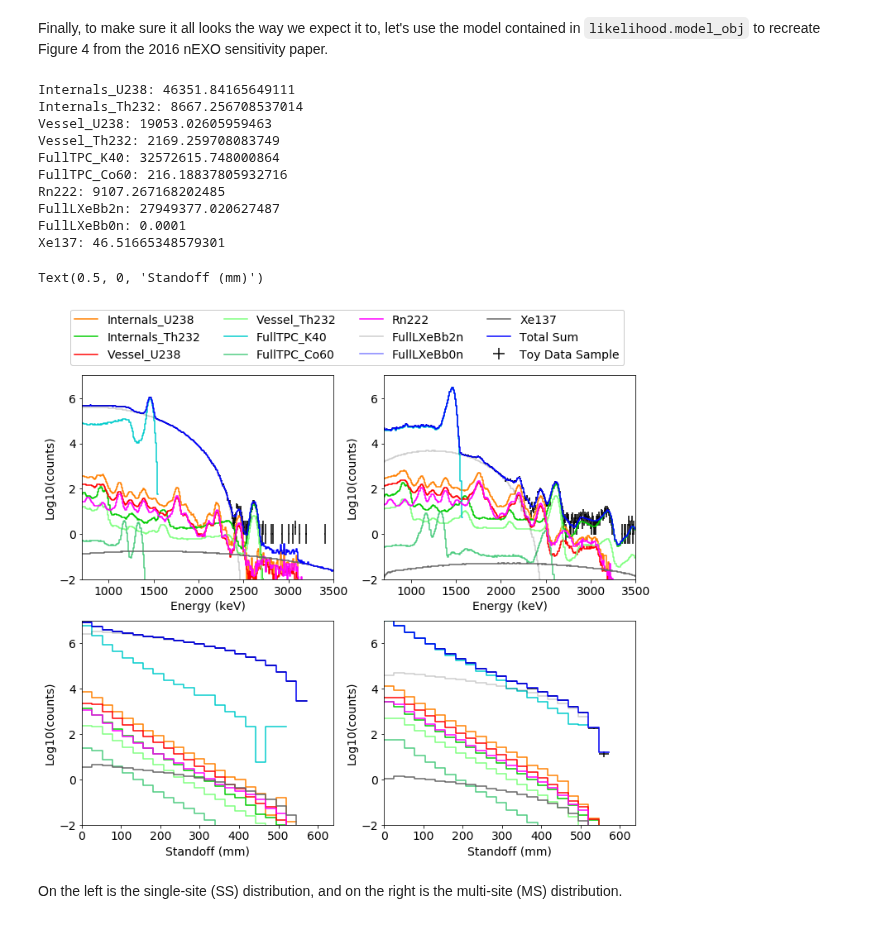
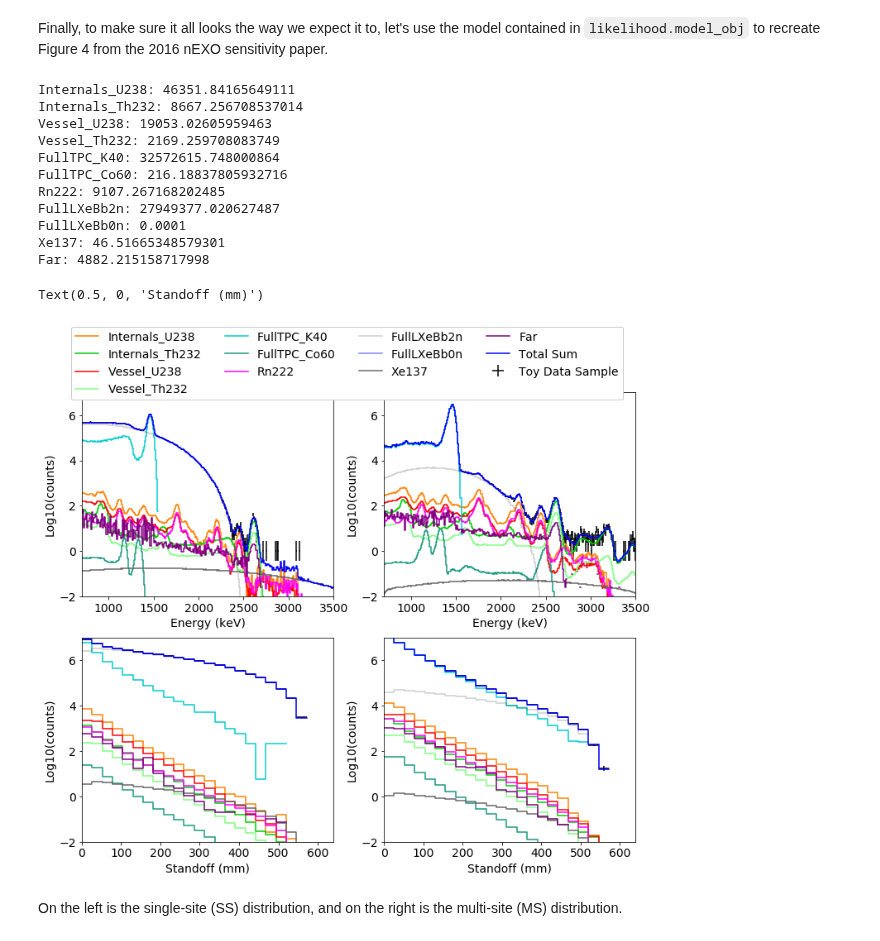
Before and after one commit to YMTheory/sensitivity, a Jupyter notebook: work/Sensitivity Calculation Tutorial.ipynb, the cells around one changed output. Cells and saved outputs as stored; diff of their text form; code cells hidden in the pictures.

```diff
--- a/work/Sensitivity Calculation Tutorial.ipynb
+++ b/work/Sensitivity Calculation Tutorial.ipynb
@@ -307,11 +308,12 @@ colormap = { 'Internals_U238':(1.,0.5,0.),\
                 'Vessel_U238':(1.,0.,0.),\
                 'Vessel_Th232':(0.5,1.,0.5),\
                 'FullTPC_K40':(0.,0.8,0.8),\
-                'FullTPC_Co60':(0.3,0.8,0.5),\
+                'FullTPC_Co60':(0.1,0.6,0.5),\
                 'Rn222':(1.,0.,1.),\
                 'FullLXeBb2n':(0.,0.,0.,0.2),\
                 'FullLXeBb0n':(0.,0.,1.,0.5),\
                 'Xe137':(0.4,0.4,0.4),\
+                'Far':(0.5,0.,0.5),\
                 'Total Sum':(0.,0.,1.)}
 
 h_sum = hl.hist([np.array([0.]),np.array([0.]),np.array([0.])],bins=workspace.df_group_pdfs['Histogram'].iloc[0].bins)
@@ -354,34 +356,35 @@ hl.plot1d(ax[1,0],(likelihood.dataset[0:1]).project([2]).log10(),crosses=True,co
 fig.legend(ncol=4,facecolor=(1.,1.,1.),framealpha=1.,loc='upper center')
 
 ax[0,0].set_ylim(-2.,7.)
 ax[0,0].set_xlim(700.,3500.)
 ax[0,0].set_ylabel('Log10(counts)')
 ax[0,0].set_xlabel('Energy (keV)')
 ax[0,1].set_ylim(-2.,7.)
 ax[0,1].set_xlim(700.,3500.)
 ax[0,1].set_ylabel('Log10(counts)')
 ax[0,1].set_xlabel('Energy (keV)')
 ax[1,1].set_ylim(-2.,7.)
 ax[1,1].set_xlim(0.,640.)
 ax[1,1].set_ylabel('Log10(counts)')
 ax[1,1].set_xlabel('Standoff (mm)')
 ax[1,0].set_ylim(-2.,7.)
 ax[1,0].set_xlim(0.,640.)
 ax[1,0].set_ylabel('Log10(counts)')
 ax[1,0].set_xlabel('Standoff (mm)')
 # %% [output]
 Internals_U238: 46351.84165649111
 Internals_Th232: 8667.256708537014
 Vessel_U238: 19053.02605959463
 Vessel_Th232: 2169.259708083749
 FullTPC_K40: 32572615.748000864
 FullTPC_Co60: 216.18837805932716
 Rn222: 9107.267168202485
 FullLXeBb2n: 27949377.020627487
 FullLXeBb0n: 0.0001
 Xe137: 46.51665348579301
+Far: 4882.215158717998
 Text(0.5, 0, 'Standoff (mm)')
-[figure, old version]
+[figure, new version]
 # %% [markdown]
 On the left is the single-site (SS) distribution, and on the right is the multi-site (MS) distribution.
 # %% [markdown]
```
Also changed, not shown: parts of 18 cells of this notebook, 1 other file.
